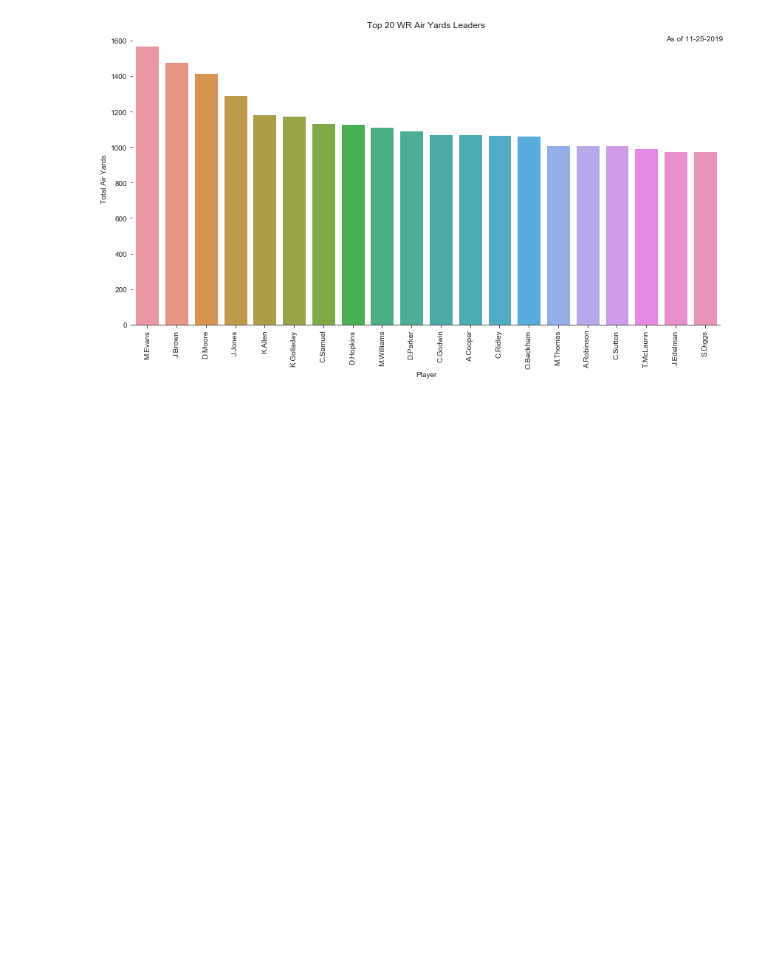
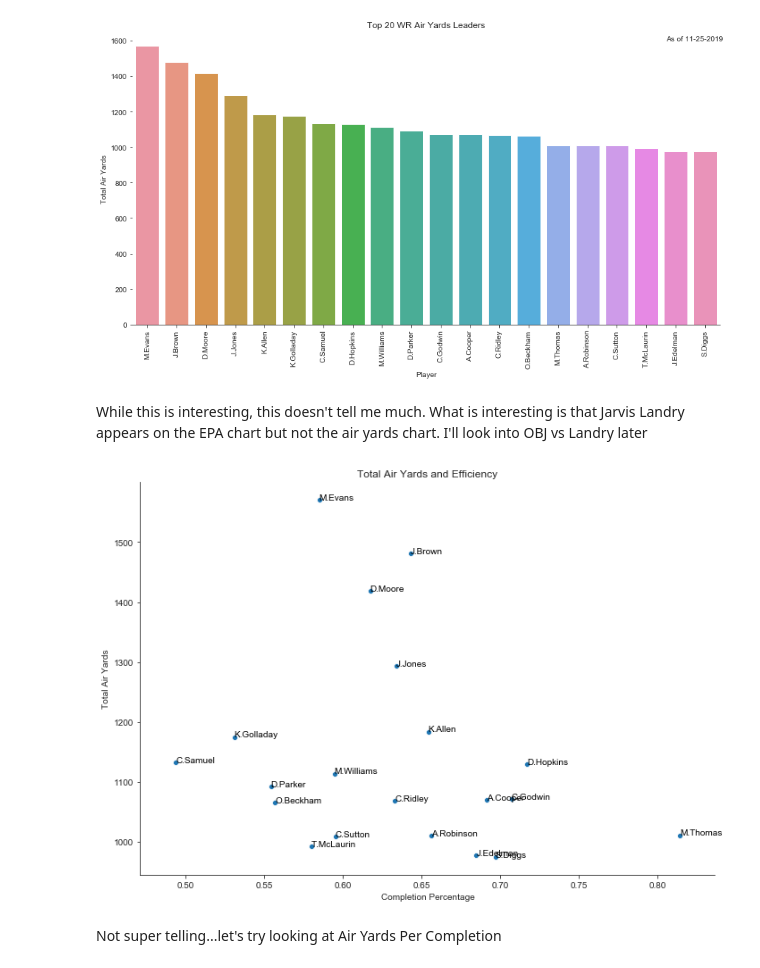
Before and after one commit to aramkaplanian/NFL_analysis, a Jupyter notebook: wr analysis.ipynb, the cells around one changed output. Drawn from its saved outputs; the diff is of its cells as text; code cells hidden in the pictures; blank space fills up the shorter version.

```diff
--- a/wr analysis.ipynb
+++ b/wr analysis.ipynb
@@ -168,3 +178,48 @@ plt.tight_layout()
 plt.show()
 # %% [output]
 [figure]
+# %% [markdown]
+While this is interesting, this doesn't tell me much. What is interesting is that Jarvis Landry appears on the EPA chart but not the air yards chart. I'll look into OBJ vs Landry later
+# %%
+comps = wr_df[["receiver_player_name","complete_pass"]]
+comps = comps.dropna(subset=['receiver_player_name'])
+comps_sum = comps.groupby('receiver_player_name').sum()
+comps_sum = comps_sum.reset_index()
+counts = pd.DataFrame(comps.receiver_player_name.value_counts())
+counts = counts.reset_index()
+counts = counts.rename(columns={"receiver_player_name":"total_passes",
+                                "index":"receiver_player_name"})
+
+comps = air.merge(comps_sum, how='inner', on="receiver_player_name")
+comps = comps.merge(counts, how='inner', on='receiver_player_name')
+# %%
+comps['comp_pct'] = comps['complete_pass'] / comps['total_passes']
+# %%
+# sns.set_style("white", {'grid.linestyle': '--'})
+sns.set_style("ticks", {'grid.linestyle': '--'})
+##sns.set(style="white", palette="muted", color_codes=True)
+# sns.set(style="white", palette="muted", color_codes=True)
+
+fig, ax = plt.subplots(figsize=(10,7))
+
+p1 = sns.scatterplot(x='comp_pct',
+                     y='air_yards',
+                     data=comps)
+sns.despine(top=True, right=True, left=False, bottom=False)
+
+plt.title('Total Air Yards and Efficiency',
+           fontsize=12, loc="center")
+ax.set(ylabel="Total Air Yards")
+ax.set(xlabel="Completion Percentage")
+
+for line in range(0,comps.shape[0]):
+     p1.text(comps.comp_pct[line], comps.air_yards[line],
+             comps.receiver_player_name[line],
+             horizontalalignment='left', size='medium', color='black')
+
+plt.tight_layout()
+plt.show()
+# %% [output]
+[figure, added]
+# %% [markdown]
+Not super telling...let's try looking at Air Yards Per Completion
```
Also changed, not shown: parts of 8 cells of this notebook.
